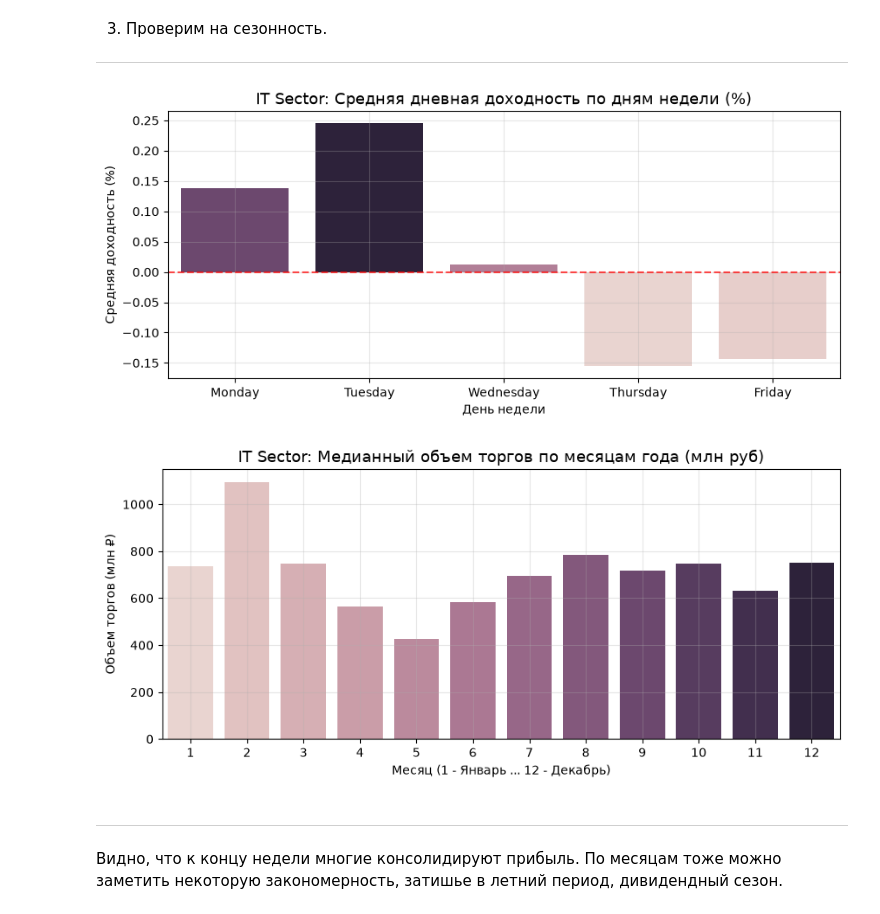
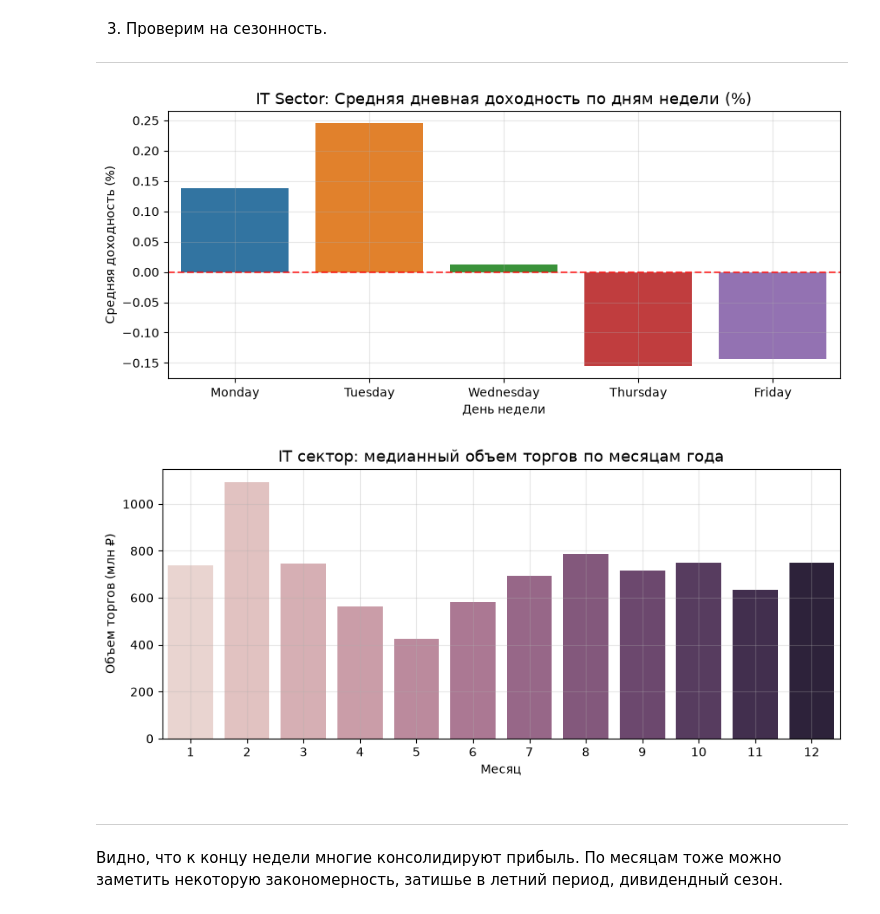
Before and after one commit to hunger104/year-long-project-t14, a Jupyter notebook: notebooks/EDA_IT_sector.ipynb, the cells around one changed output. Cells and saved outputs as stored; diff of their text form; code cells hidden in the pictures.

Commit message:
Made changes in EDA_IT_sectors

```diff
--- a/notebooks/EDA_IT_sector.ipynb
+++ b/notebooks/EDA_IT_sector.ipynb
@@ -214,6 +204,8 @@ plt.show()
 # %%
 data_it = data_it_analysis_clean_df.sort_values(['ticker',
 'trade_date']).copy()
+data_it['trade_date'] = pd.to_datetime(data_it['trade_date'])
+data_it.set_index('trade_date', inplace=True)
 data_it['return'] = data_it.groupby('ticker')['close'].pct_change()
 data_it['log_ret'] = np.log(data_it['close'] /
 data_it.groupby('ticker')['close'].shift(1))
@@ -394,35 +386,41 @@ plt.show()
 
 ---
 # %%
+if 'trade_date' in data_it.columns:
+    data_it['trade_date'] = pd.to_datetime(data_it['trade_date'])
+    data_it.set_index('trade_date', inplace=True)
+elif not isinstance(data_it.index, pd.DatetimeIndex):
+    data_it.index = pd.to_datetime(data_it.index)
+
 data_it['day_name'] = data_it.index.day_name()
 data_it['month'] = data_it.index.month
 
 # 2. График средней доходности по дням недели
 day_order = ['Monday', 'Tuesday', 'Wednesday', 'Thursday', 'Friday']
 avg_by_day = data_it.groupby('day_name')['return'].mean().reindex(day_order) * 100
 
 plt.figure(figsize=(10, 4))
-sns.barplot(x=avg_by_day.index, y=avg_by_day.values, hue=avg_by_day,legend=False)
+sns.barplot(x=avg_by_day.index, y=avg_by_day.values, hue=avg_by_day.index, legend=False)
 plt.axhline(0, color='red', linestyle='--', alpha=0.7)
-plt.title('IT Sector: Средняя дневная доходность по дням недели (%)',fontsize=13)
+plt.title('IT Sector: Средняя дневная доходность по дням недели (%)', fontsize=13)
 plt.ylabel('Средняя доходность (%)')
 plt.xlabel('День недели')
 plt.grid(True, alpha=0.3)
 plt.show()
 
 # 3. График объемов торгов по месяцам (сезонность активности)
 monthly_volume = data_it.groupby('month')['value'].median() / 1e6
 
 plt.figure(figsize=(10, 4))
-sns.barplot(x=monthly_volume.index, y=monthly_volume.values,hue=monthly_volume.index,legend=False)
-plt.title('IT Sector: Медианный объем торгов по месяцам года (млн руб)', fontsize=13)
-plt.xlabel('Месяц (1 - Январь ... 12 - Декабрь)')
+sns.barplot(x=monthly_volume.index, y=monthly_volume.values, hue=monthly_volume.index, legend=False)
+plt.title('IT сектор: медианный объем торгов по месяцам года', fontsize=13)
+plt.xlabel('Месяц')
 plt.ylabel('Объем торгов (млн ₽)')
 plt.grid(True, alpha=0.3)
 plt.show()
 # %% [output]
-[figure, old version]
+[figure, new version]
-[figure, old version]
+[figure, new version]
 # %% [markdown]
 ---
 
```
Also changed, not shown: parts of 16 cells of this notebook.
